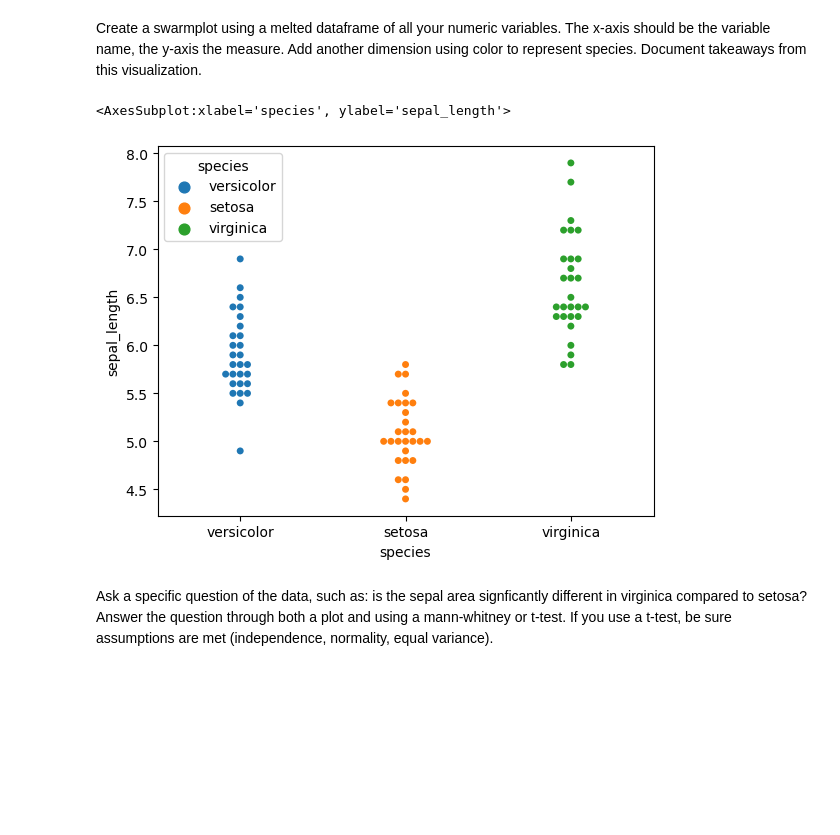
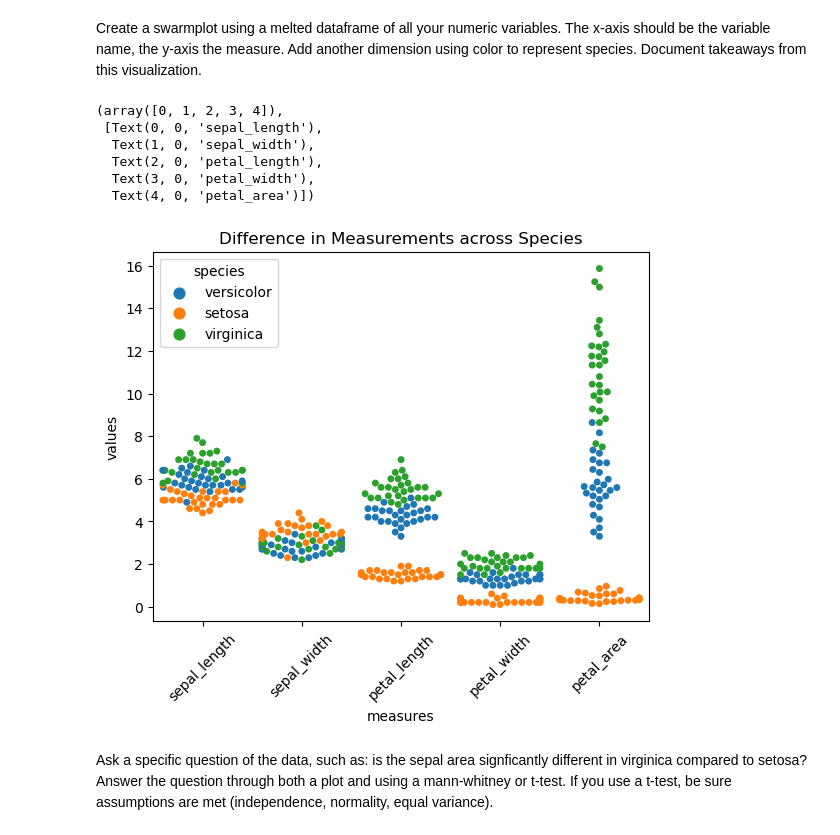
Before and after one commit to jorgellopez38/classification-exercises, a Jupyter notebook: classification_exercises.ipynb, the cells around one changed output. Saved outputs shown, nothing was run; the diff lists cells and outputs as text; code cells hidden in the pictures; blank space fills up the shorter version.

```diff
--- a/classification_exercises.ipynb
+++ b/classification_exercises.ipynb
@@ -1533,11 +1548,21 @@ Text(44.63785416666667, 0.5, 'Width')
 [figure]
 # %% [markdown]
 Create a swarmplot using a melted dataframe of all your numeric variables. The x-axis should be the variable name, the y-axis the measure. Add another dimension using color to represent species. Document takeaways from this visualization.
-# %%
-sns.swarmplot(data=train, x='species', y='sepal_length', hue='species')
-# %% [output]
-<AxesSubplot:xlabel='species', ylabel='sepal_length'>
-[figure, removed]
+# %%
+train = train.drop(columns='sepal_area')
+melted = train.melt(id_vars=['species'], var_name='measures', value_name='values')
+
+plt.title('Difference in Measurements across Species')
+sns.swarmplot(data=melted, x='measures', y='values', hue='species')
+plt.xticks(rotation=45)
+# %% [output]
+(array([0, 1, 2, 3, 4]),
+ [Text(0, 0, 'sepal_length'),
+  Text(1, 0, 'sepal_width'),
+  Text(2, 0, 'petal_length'),
+  Text(3, 0, 'petal_width'),
+  Text(4, 0, 'petal_area')])
+[figure, added]
 # %% [markdown]
 Ask a specific question of the data, such as: is the sepal area signficantly different in virginica compared to setosa? Answer the question through both a plot and using a mann-whitney or t-test. If you use a t-test, be sure assumptions are met (independence, normality, equal variance).
 # %% [markdown]
```
Also changed, not shown: parts of 14 cells of this notebook.
